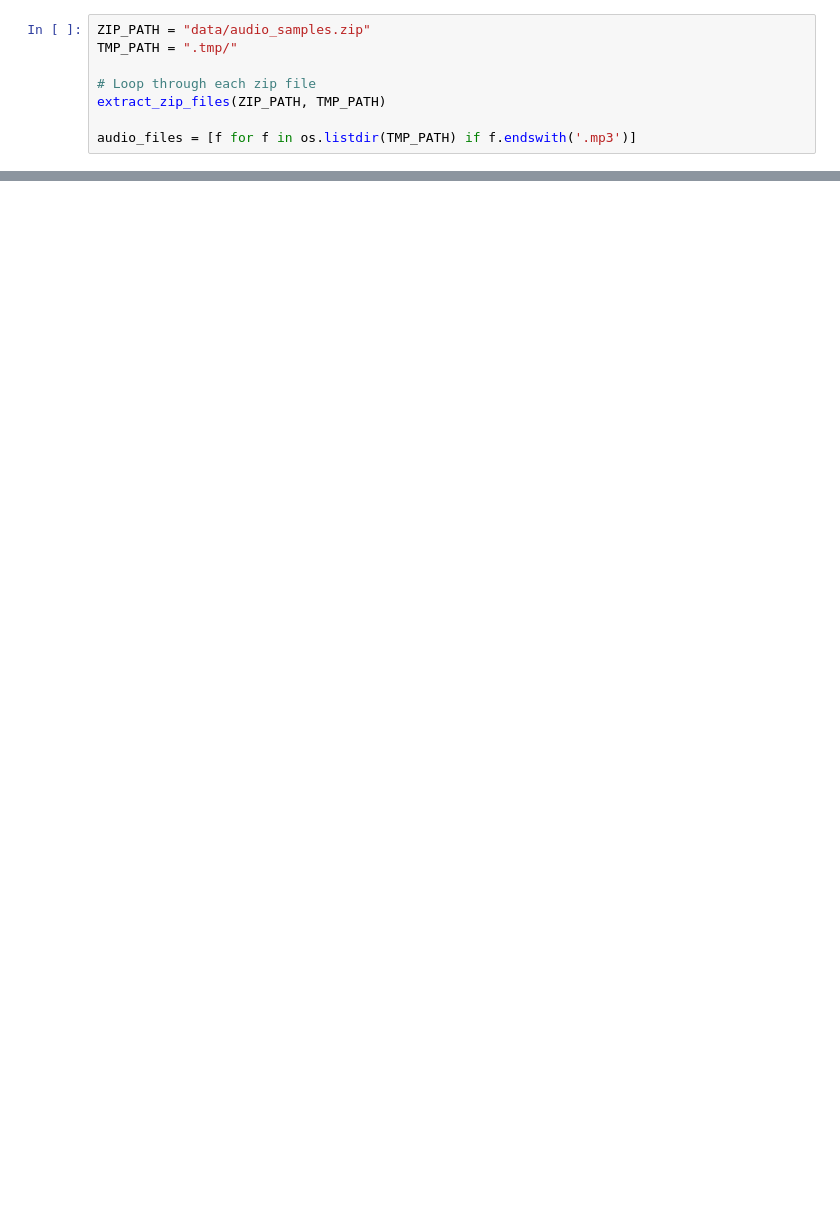
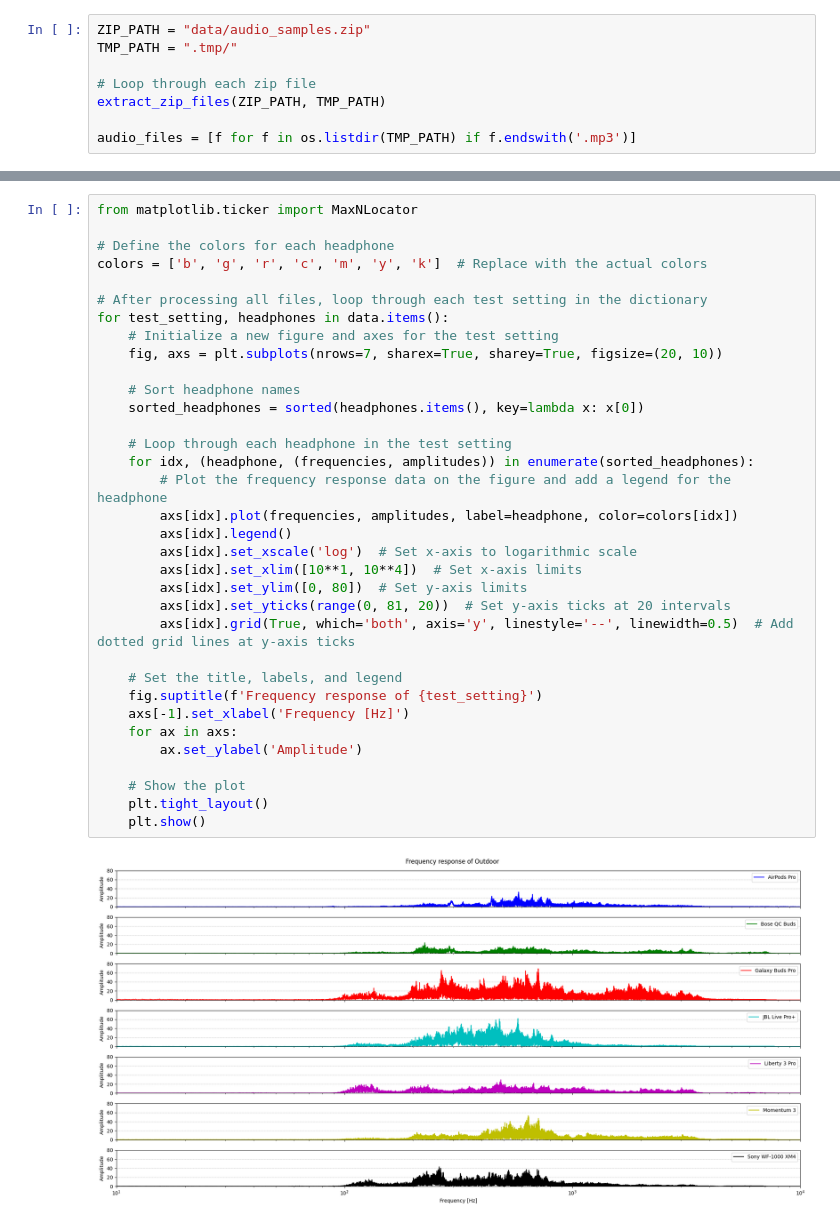
Before and after one commit to mbrg/earbuds-mic-analysis, a Jupyter notebook: analysis.ipynb, the cells around one changed output, grey strips where cells are left out. Cells and saved outputs as stored; diff of their text form; blank space fills up the shorter version.

```diff
--- a/analysis.ipynb
+++ b/analysis.ipynb
@@ -68,0 +56,36 @@ We first get all zip files in the 'data' directory. For each zip file, we extrac
+# %%
+from matplotlib.ticker import MaxNLocator
+
+# Define the colors for each headphone
+colors = ['b', 'g', 'r', 'c', 'm', 'y', 'k']  # Replace with the actual colors
+
+# After processing all files, loop through each test setting in the dictionary
+for test_setting, headphones in data.items():
+    # Initialize a new figure and axes for the test setting
+    fig, axs = plt.subplots(nrows=7, sharex=True, sharey=True, figsize=(20, 10))
+
+    # Sort headphone names
+    sorted_headphones = sorted(headphones.items(), key=lambda x: x[0])
+
+    # Loop through each headphone in the test setting
+    for idx, (headphone, (frequencies, amplitudes)) in enumerate(sorted_headphones):
+        # Plot the frequency response data on the figure and add a legend for the headphone
+        axs[idx].plot(frequencies, amplitudes, label=headphone, color=colors[idx])
+        axs[idx].legend()
+        axs[idx].set_xscale('log')  # Set x-axis to logarithmic scale
+        axs[idx].set_xlim([10**1, 10**4])  # Set x-axis limits
+        axs[idx].set_ylim([0, 80])  # Set y-axis limits
+        axs[idx].set_yticks(range(0, 81, 20))  # Set y-axis ticks at 20 intervals
+        axs[idx].grid(True, which='both', axis='y', linestyle='--', linewidth=0.5)  # Add dotted grid lines at y-axis ticks
+
+    # Set the title, labels, and legend
+    fig.suptitle(f'Frequency response of {test_setting}')
+    axs[-1].set_xlabel('Frequency [Hz]')
+    for ax in axs:
+        ax.set_ylabel('Amplitude')
+
+    # Show the plot
+    plt.tight_layout()
+    plt.show()
+# %% [output]
+[figure, added]
```
Also changed, not shown: parts of 8 cells of this notebook.
